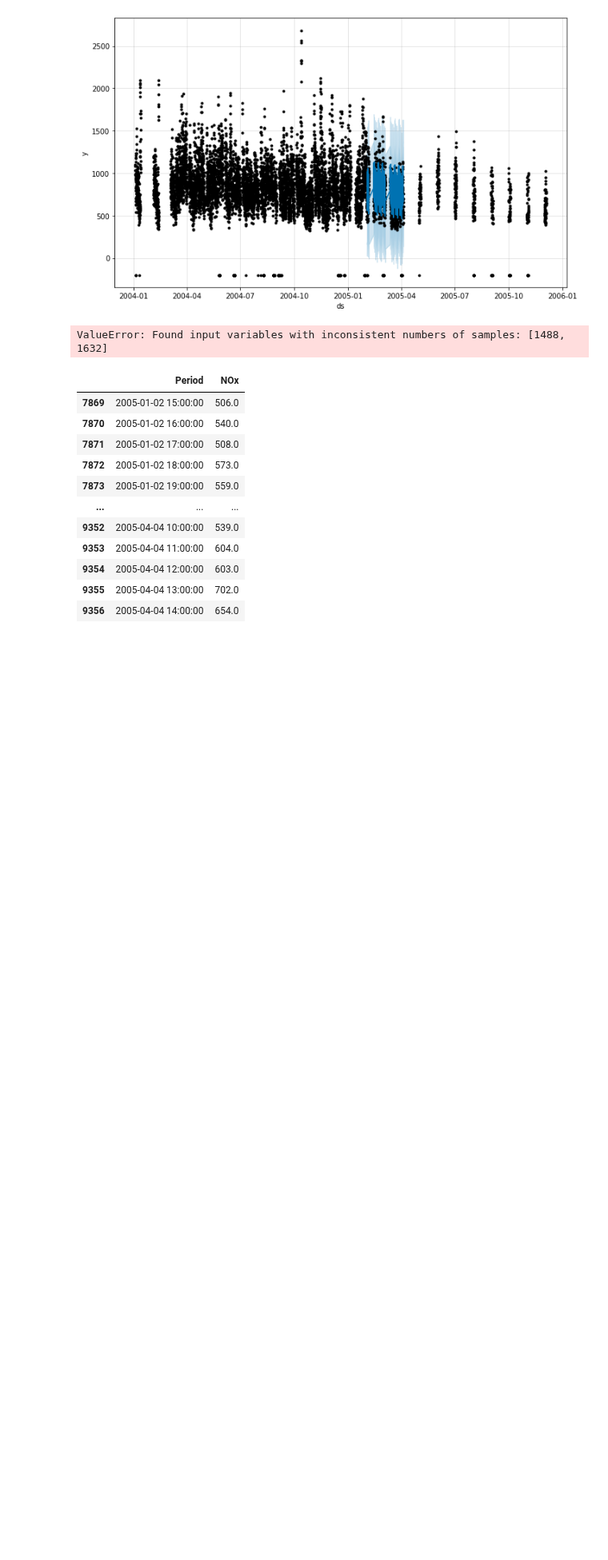
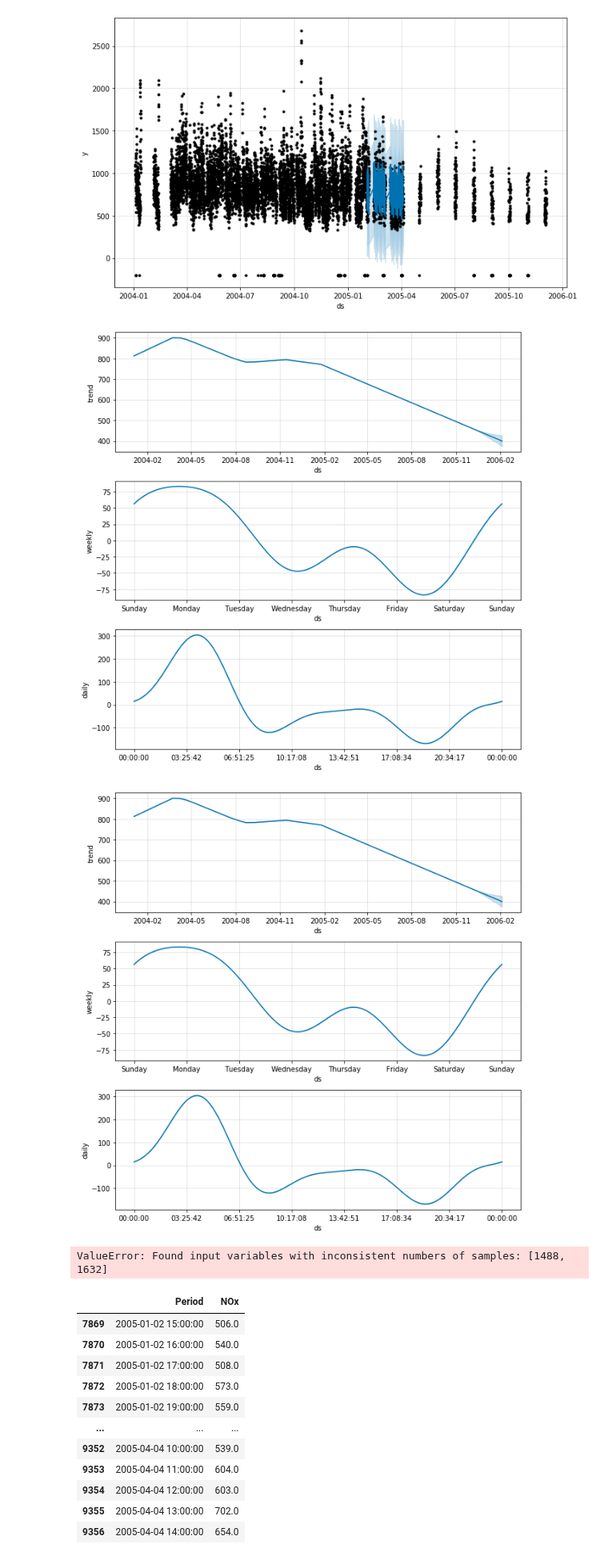
Before and after one commit to blantj/environmental_time_series, a Jupyter notebook: Modeling.ipynb, the cells around one changed output. Shown at 80% size. Saved outputs shown, nothing was run; the diff lists cells and outputs as text; code cells hidden in the pictures; blank space fills up the shorter version.

```diff
--- a/Modeling.ipynb
+++ b/Modeling.ipynb
@@ -212,6 +192,11 @@ prophet.plot(prophet_preds_df)
 # %% [output]
 [figure]
 [figure]
+# %%
+prophet.plot_components(prophet_preds_df)
+# %% [output]
+[figure, added]
+[figure, added]
 # %%
 print('Validation RMSE:', np.sqrt(mean_squared_error(val_series, val_pred_prophet)))
 print('Validation MAE:', mean_absolute_error(val_series, val_pred_prophet))
```
Also changed, not shown: parts of 9 cells of this notebook, 1 other file.
